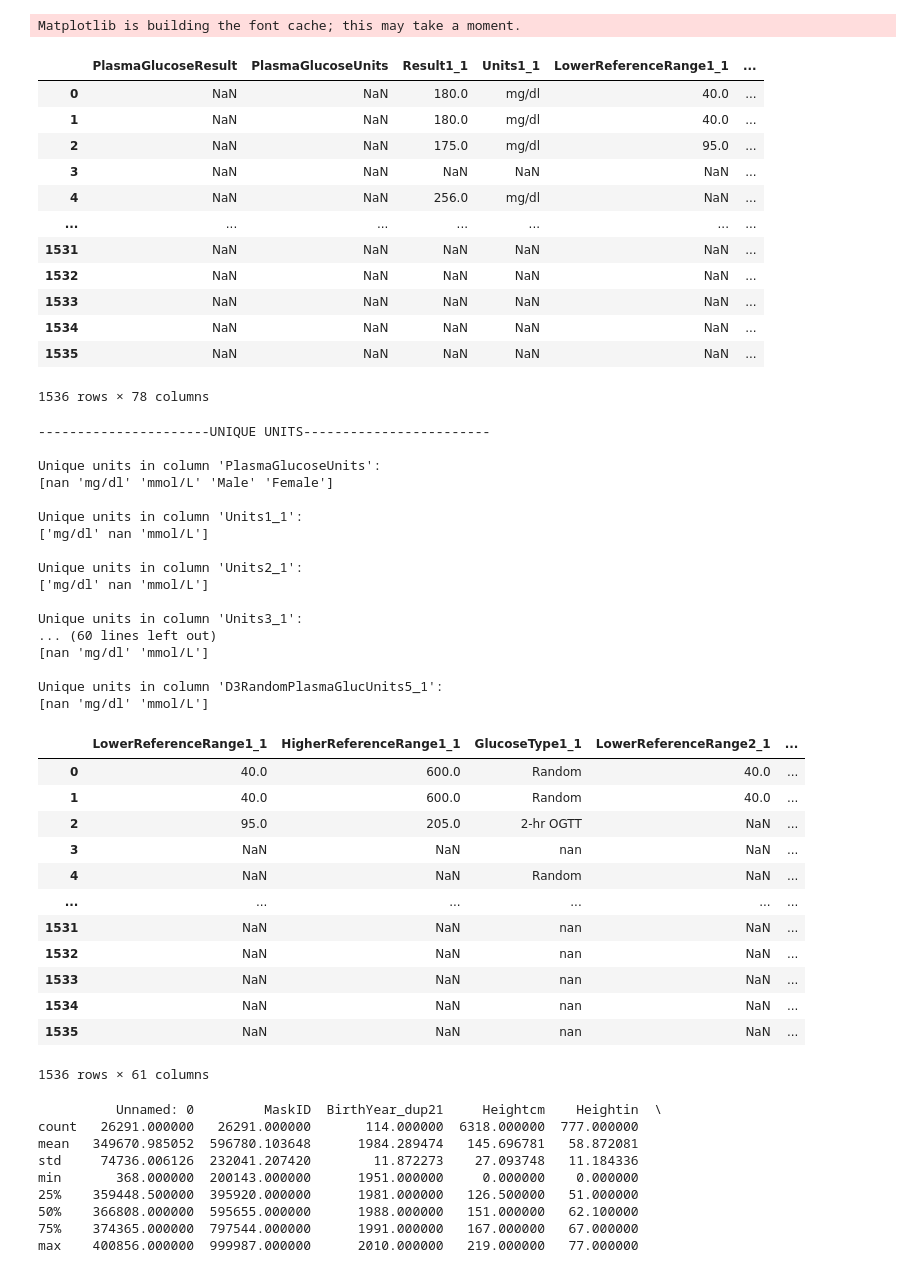
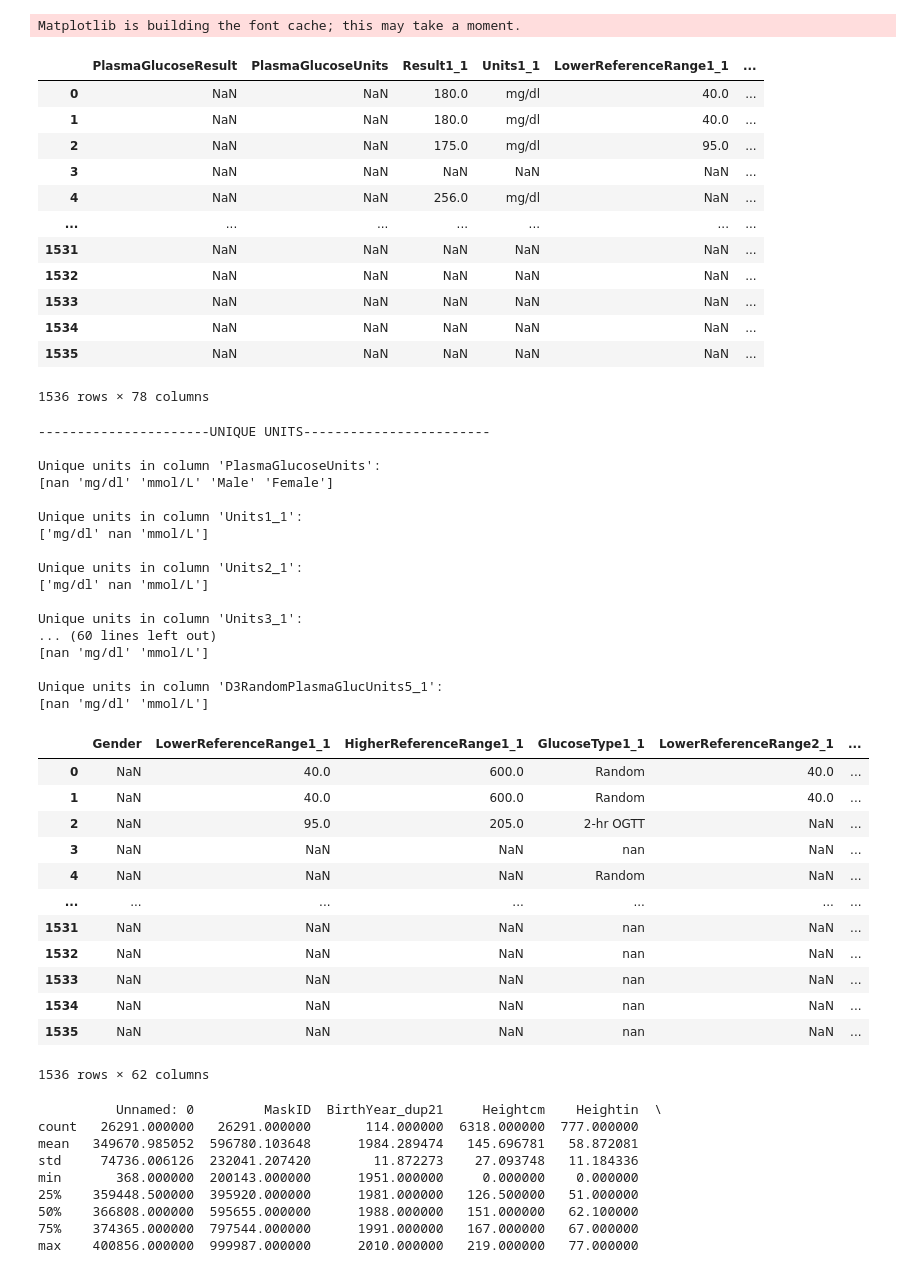
Before and after one commit to niddk-data-challenge/Team-5, a Jupyter notebook: Height_Weight_Gluc_tables.ipynb, the cells around one changed output. Saved outputs shown, nothing was run; the diff lists cells and outputs as text; code cells hidden in the pictures.

Commit message:
Update tables

```diff
--- a/Height_Weight_Gluc_tables.ipynb
+++ b/Height_Weight_Gluc_tables.ipynb
@@ -28,13 +28,13 @@ for column in gluc.columns:
         print(unique_values)
 
 ## Column 'PlasmaGlucoseUnits' contains 'Male' and 'Female' labels, creating new 'Gender' column and moving labels there
-gluc['Gender'] = np.nan
+gluc['Gender'] = 'NaN'
 gluc.loc[gluc['PlasmaGlucoseUnits'] == 'Male', 'Gender'] = 'Male'
 gluc.loc[gluc['PlasmaGlucoseUnits'] == 'Female', 'Gender'] = 'Female'
 gender_column = 'PlasmaGlucoseUnits'
 gluc[gender_column] = gluc[gender_column].replace('Male', np.nan)
 gluc[gender_column] = gluc[gender_column].replace('Female', np.nan)
-
+Gender_var = gluc['Gender']
 ###########################################################################
 
 gluc = gluc.astype(str)
@@ -230,6 +230,10 @@ gluc[reference_columns] = gluc[reference_columns].applymap(multiply_conditionall
 ## Dropping uuneeded columns and columns with all NAs, can be undone by removing this line
 gluc.drop([col for col in gluc.columns if 'Result' in col],axis=1,inplace=True)
 gluc = gluc.dropna(axis=1, how='all')
+gluc = pd.concat([gluc, Gender_var], axis=1)
+column_to_move = 'Gender'
+moved_column = gluc.pop(column_to_move)
+gluc.insert(0, column_to_move, moved_column)
 
 ###########################################################################
 gluc = gluc.round(decimals=0)
@@ -242,46 +246,46 @@ gluc.to_csv('Glucose_clean.csv', index=False)
 |  | PlasmaGlucoseResult | PlasmaGlucoseUnits | Result1_1 | Units1_1 | LowerReferenceRange1_1 | ... |
 | 0 | NaN | NaN | 180.0 | mg/dl | 40.0 | ... |
 | 1 | NaN | NaN | 180.0 | mg/dl | 40.0 | ... |
 | 2 | NaN | NaN | 175.0 | mg/dl | 95.0 | ... |
 | 3 | NaN | NaN | NaN | NaN | NaN | ... |
 | 4 | NaN | NaN | 256.0 | mg/dl | NaN | ... |
 | ... | ... | ... | ... | ... | ... | ... |
 | 1531 | NaN | NaN | NaN | NaN | NaN | ... |
 | 1532 | NaN | NaN | NaN | NaN | NaN | ... |
 | 1533 | NaN | NaN | NaN | NaN | NaN | ... |
 | 1534 | NaN | NaN | NaN | NaN | NaN | ... |
 | 1535 | NaN | NaN | NaN | NaN | NaN | ... |
 1536 rows × 78 columns
 ----------------------UNIQUE UNITS------------------------
 
 Unique units in column 'PlasmaGlucoseUnits':
 [nan 'mg/dl' 'mmol/L' 'Male' 'Female']
 
 Unique units in column 'Units1_1':
 ['mg/dl' nan 'mmol/L']
 
 Unique units in column 'Units2_1':
 ['mg/dl' nan 'mmol/L']
 
 Unique units in column 'Units3_1':
 ... (60 lines left out)
 [nan 'mg/dl' 'mmol/L']
 
 Unique units in column 'D3RandomPlasmaGlucUnits5_1':
 [nan 'mg/dl' 'mmol/L']
-|  | LowerReferenceRange1_1 | HigherReferenceRange1_1 | GlucoseType1_1 | LowerReferenceRange2_1 | ... |
-| 0 | 40.0 | 600.0 | Random | 40.0 | ... |
-| 1 | 40.0 | 600.0 | Random | 40.0 | ... |
-| 2 | 95.0 | 205.0 | 2-hr OGTT | NaN | ... |
-| 3 | NaN | NaN | nan | NaN | ... |
-| 4 | NaN | NaN | Random | NaN | ... |
-| ... | ... | ... | ... | ... | ... |
-| 1531 | NaN | NaN | nan | NaN | ... |
-| 1532 | NaN | NaN | nan | NaN | ... |
-| 1533 | NaN | NaN | nan | NaN | ... |
-| 1534 | NaN | NaN | nan | NaN | ... |
-| 1535 | NaN | NaN | nan | NaN | ... |
+|  | Gender | LowerReferenceRange1_1 | HigherReferenceRange1_1 | GlucoseType1_1 | LowerReferenceRange2_1 | ... |
+| 0 | NaN | 40.0 | 600.0 | Random | 40.0 | ... |
+| 1 | NaN | 40.0 | 600.0 | Random | 40.0 | ... |
+| 2 | NaN | 95.0 | 205.0 | 2-hr OGTT | NaN | ... |
+| 3 | NaN | NaN | NaN | nan | NaN | ... |
+| 4 | NaN | NaN | NaN | Random | NaN | ... |
+| ... | ... | ... | ... | ... | ... | ... |
+| 1531 | NaN | NaN | NaN | nan | NaN | ... |
+| 1532 | NaN | NaN | NaN | nan | NaN | ... |
+| 1533 | NaN | NaN | NaN | nan | NaN | ... |
+| 1534 | NaN | NaN | NaN | nan | NaN | ... |
+| 1535 | NaN | NaN | NaN | nan | NaN | ... |
-1536 rows × 61 columns
+1536 rows × 62 columns
 # %%
 ## Height
 
```
Also changed, not shown: 1 other file.
